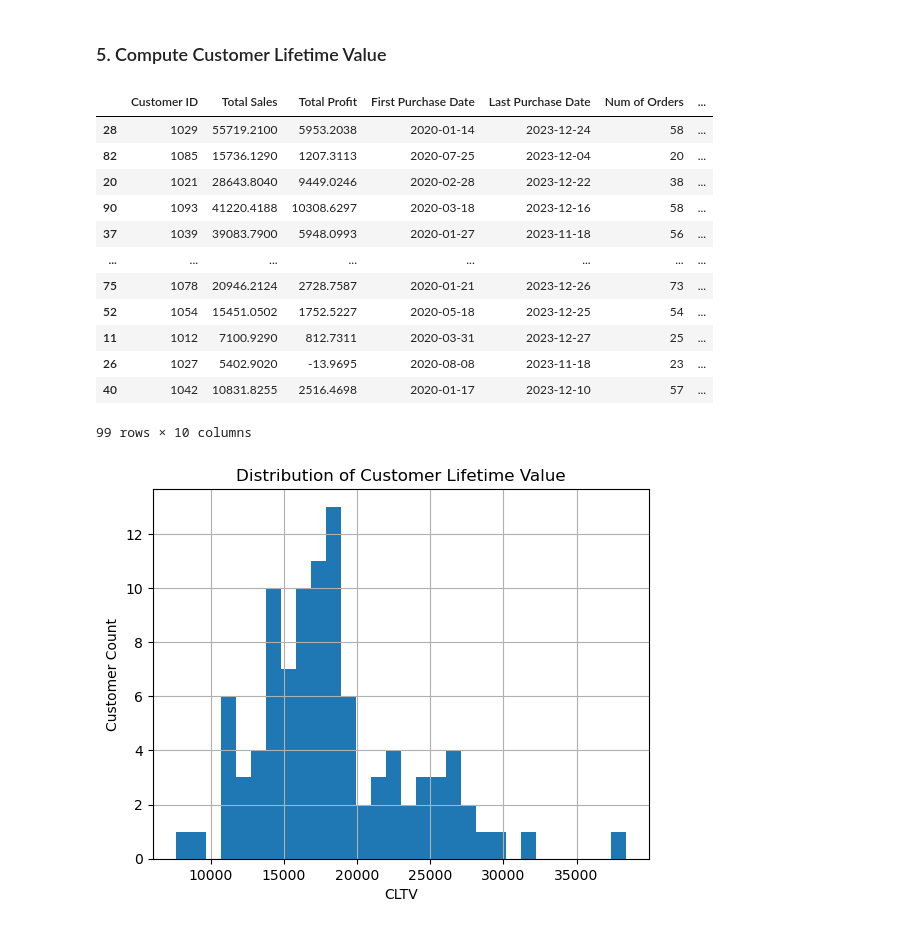
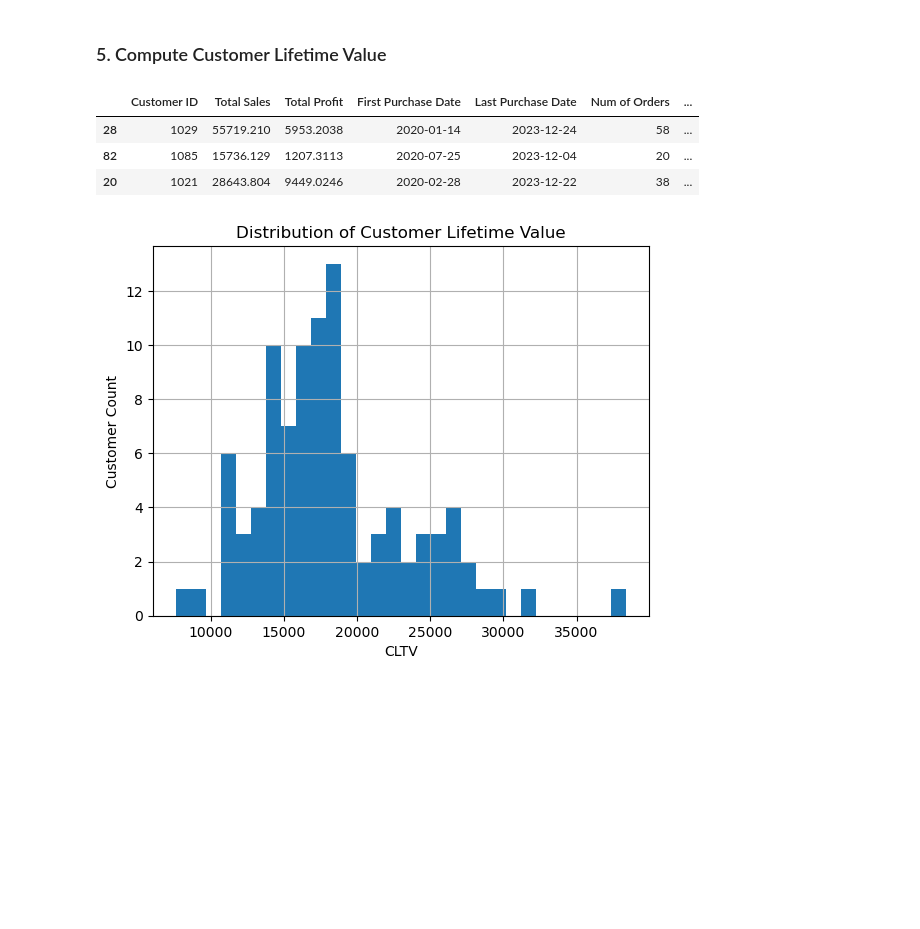
Before and after one commit to OAltyn/Customer-Life-Time-Value, a Jupyter notebook: CLTV_withPython.ipynb, the cells around one changed output. Saved outputs shown, nothing was run; the diff lists cells and outputs as text; code cells hidden in the pictures; blank space fills up the shorter version.

```diff
--- a/CLTV_withPython.ipynb
+++ b/CLTV_withPython.ipynb
@@ -343,21 +297,12 @@ customer_summary['CLTV'] = (customer_summary['Avg Order Value'] *
                             purchase_frequency *
                             avg_gross_margin / churn_rate).round(2)
 # %%
-customer_summary.sort_values('CLTV', ascending=False)
+customer_summary.sort_values('CLTV', ascending=False).head(3)
 # %% [output]
 |  | Customer ID | Total Sales | Total Profit | First Purchase Date | Last Purchase Date | Num of Orders | ... |
-| 28 | 1029 | 55719.2100 | 5953.2038 | 2020-01-14 | 2023-12-24 | 58 | ... |
-| 82 | 1085 | 15736.1290 | 1207.3113 | 2020-07-25 | 2023-12-04 | 20 | ... |
-| 20 | 1021 | 28643.8040 | 9449.0246 | 2020-02-28 | 2023-12-22 | 38 | ... |
-| 90 | 1093 | 41220.4188 | 10308.6297 | 2020-03-18 | 2023-12-16 | 58 | ... |
-| 37 | 1039 | 39083.7900 | 5948.0993 | 2020-01-27 | 2023-11-18 | 56 | ... |
-| ... | ... | ... | ... | ... | ... | ... | ... |
-| 75 | 1078 | 20946.2124 | 2728.7587 | 2020-01-21 | 2023-12-26 | 73 | ... |
-| 52 | 1054 | 15451.0502 | 1752.5227 | 2020-05-18 | 2023-12-25 | 54 | ... |
-| 11 | 1012 | 7100.9290 | 812.7311 | 2020-03-31 | 2023-12-27 | 25 | ... |
-| 26 | 1027 | 5402.9020 | -13.9695 | 2020-08-08 | 2023-11-18 | 23 | ... |
-| 40 | 1042 | 10831.8255 | 2516.4698 | 2020-01-17 | 2023-12-10 | 57 | ... |
+| 28 | 1029 | 55719.210 | 5953.2038 | 2020-01-14 | 2023-12-24 | 58 | ... |
+| 82 | 1085 | 15736.129 | 1207.3113 | 2020-07-25 | 2023-12-04 | 20 | ... |
+| 20 | 1021 | 28643.804 | 9449.0246 | 2020-02-28 | 2023-12-22 | 38 | ... |
-99 rows × 10 columns
 # %%
 #let's inspect distribution of CLTV:
 customer_summary['CLTV'].hist(bins=30)
```
Also changed, not shown: parts of 5 cells of this notebook.
